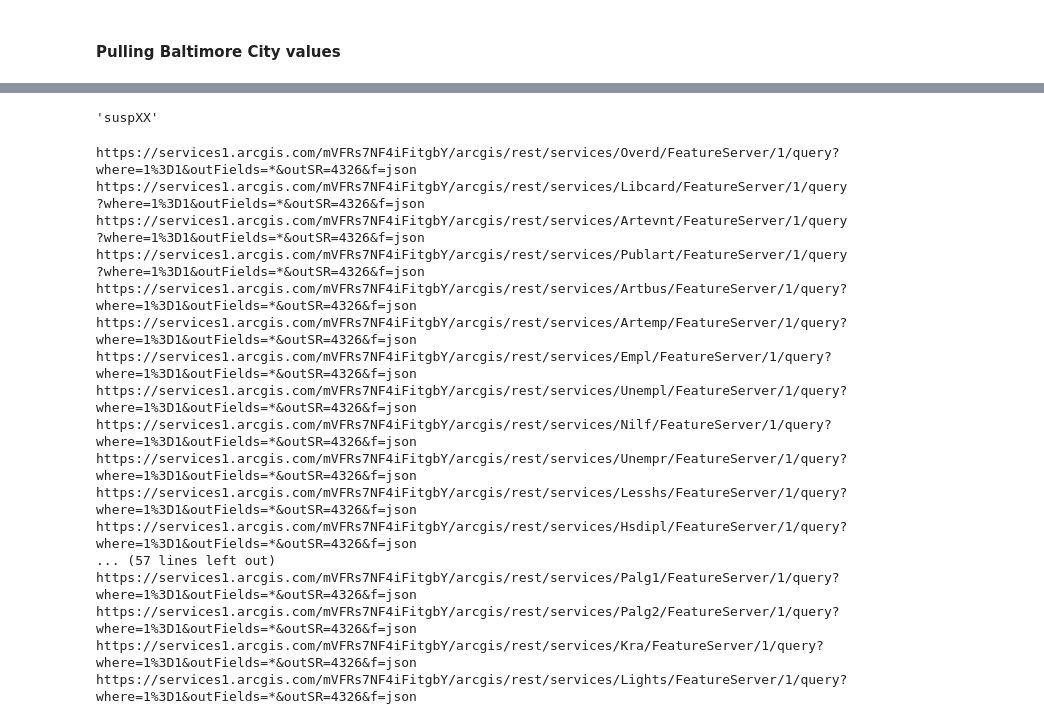
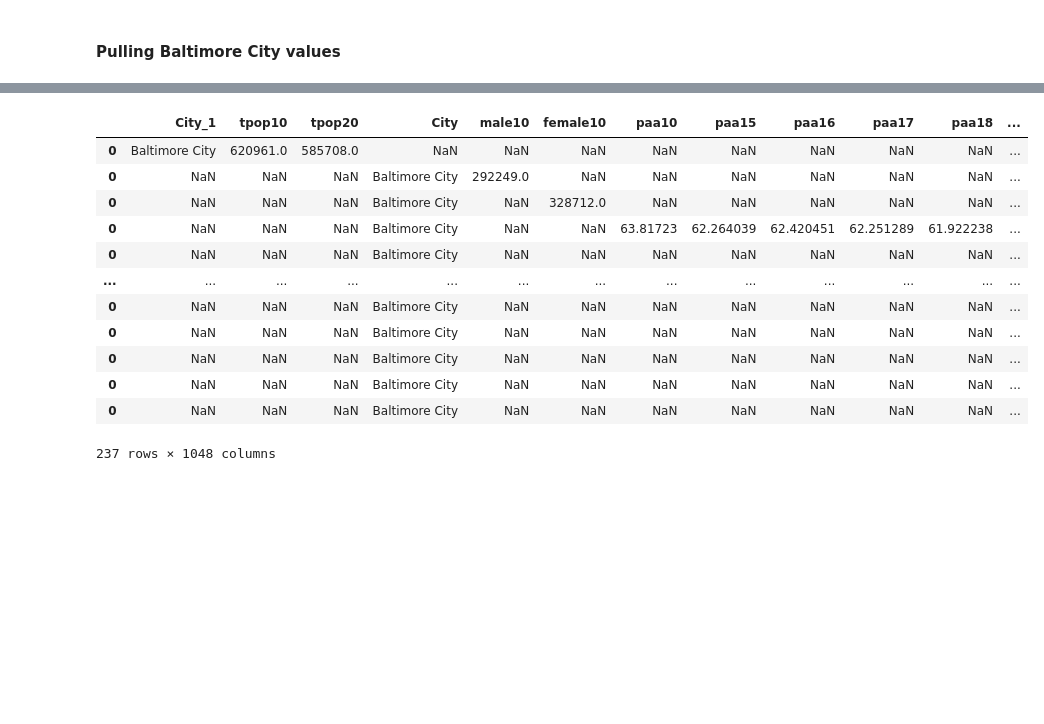
Before and after one commit to ejf78/cdc_vitalsigns, a Jupyter notebook: Vital_Signs_Data_Supplement.ipynb, the cells around one changed output, grey strips where cells are left out. Drawn from its saved outputs; the diff is of its cells as text; code cells hidden in the pictures; blank space fills up the shorter version.

Commit message:
Set up process to add more data to the full set of indicators (some additional indicators as well as Baltimore City data)

```diff
--- a/Vital_Signs_Data_Supplement.ipynb
+++ b/Vital_Signs_Data_Supplement.ipynb
@@ -70,7 +70,7 @@ api_df.head()
 | pwhiteXX | 5 | Percent of Residents - White/Cauc... | pwhiteXX | Census Demographics | https://services1.arcgis.com/mVFR... | 1 | pwhite |
 # %%
 # making use of previously created functions
-def getGDFfromURL(url, layer=0):
+def getGDFfromURL(url, layer=0, shortname = None):
     #GDF stands for GeoDataFrame; this is the innermost function called by getGDF
     tail = "/"+str(layer)+"/query?where=1%3D1&outFields=*&outSR=4326&f=json" #worked this out
     url+=tail
@@ -80,12 +80,13 @@ def getGDFfromURL(url, layer=0):
       gdf = gpd.read_file(url) #GeoPandas has a built in function to read APIs given right URL
     except:
       gdf = pd.DataFrame()
+      print(f"Could not find results for {shortname}")
     return gdf
 
 def getGDF(shortname, level=0):
     #This is outermost function called by user; it calls getGDFfromURL
     url = api_df.loc[shortname, "API"]
-    return getGDFfromURL(url, level)
+    return getGDFfromURL(url, level, shortname)
 
 def getCollect(check_list, level = 0): # slight edit: I added level to this function
     #This function collects all the target GDFs and puts into collection
@@ -204,8 +199,9 @@ new_indicator_melted[(new_indicator_melted.year == '20ty')]
 
 # get shortnames
 full_indicator_shortnames = list(api_df[api_df.indicator.isin(full_indicator_list)].ShortName)
-# pull in segments to isolate errors
-collect_balt_1 = getCollect(full_indicator_shortnames[:51], level = 1)
+
+# pull from API
+collect_balt = getCollect(full_indicator_shortnames, level = 1)
 # %% [output]
 https://services1.arcgis.com/mVFRs7NF4iFitgbY/arcgis/rest/services/Tpop/FeatureServer/1/query?where=1%3D1&outFields=*&outSR=4326&f=json
 https://services1.arcgis.com/mVFRs7NF4iFitgbY/arcgis/rest/services/Male/FeatureServer/1/query?where=1%3D1&outFields=*&outSR=4326&f=json
@@ -227,41 +223,23 @@ https://services1.arcgis.com/mVFRs7NF4iFitgbY/arcgis/rest/services/Prop/FeatureS
-# %%
-# errors
-full_indicator_shortnames[51] # url: https://services1.arcgis.com/mVFRs7NF4iFitgbY/arcgis/rest/services/Domvio/FeatureServer/1/query?where=1%3D1&outFields=*&outSR=4326&f=json
-# URL returns error 400
-full_indicator_shortnames[52] # url: https://services1.arcgis.com/mVFRs7NF4iFitgbY/arcgis/rest/services/Juvarr/FeatureServer/1/query?where=1%3D1&outFields=*&outSR=4326&f=json
-full_indicator_shortnames[53] # url: https://services1.arcgis.com/mVFRs7NF4iFitgbY/arcgis/rest/services/Juvviol/FeatureServer/1/query?where=1%3D1&outFields=*&outSR=4326&f=json
-full_indicator_shortnames[54] # url: https://services1.arcgis.com/mVFRs7NF4iFitgbY/arcgis/rest/services/Juvdrug/FeatureServer/1/query?where=1%3D1&outFields=*&outSR=4326&f=json
-full_indicator_shortnames[69] # url: https://services1.arcgis.com/mVFRs7NF4iFitgbY/arcgis/rest/services/Susp/FeatureServer/1/query?where=1%3D1&outFields=*&outSR=4326&f=json
-full_indicator_shortnames[70] # url: https://services1.arcgis.com/mVFRs7NF4iFitgbY/arcgis/rest/services/Farms/FeatureServer/1/query?where=1%3D1&outFields=*&outSR=4326&f=json
-full_indicator_shortnames[71] # url: https://services1.arcgis.com/mVFRs7NF4iFitgbY/arcgis/rest/services/Sped/FeatureServer/1/query?where=1%3D1&outFields=*&outSR=4326&f=json
-full_indicator_shortnames[72] # url: https://services1.arcgis.com/mVFRs7NF4iFitgbY/arcgis/rest/services/Ready/FeatureServer/1/query?where=1%3D1&outFields=*&outSR=4326&f=json
-full_indicator_shortnames[73] # url: https://services1.arcgis.com/mVFRs7NF4iFitgbY/arcgis/rest/services/Math3/FeatureServer/1/query?where=1%3D1&outFields=*&outSR=4326&f=json
-full_indicator_shortnames[74:83]
-full_indicator_shortnames[97:104]
-# there are a lot of errors, I implemented error handling and stopped manually tracking
-# %% [output]
-'suspXX'
-# %%
-collect_balt_2 = getCollect(full_indicator_shortnames[55:69], level = 1)
-collect_balt_3 = getCollect(full_indicator_shortnames[83:97], level = 1)
-collect_balt_4 = getCollect(full_indicator_shortnames[104:115], level = 1)
-# after implementing a try/except clause in the API function.... we can just let it run in one batch now and return whatever results it can find
-collect_balt_5 = getCollect(full_indicator_shortnames[115:], level = 1)
-# %% [output]
-https://services1.arcgis.com/mVFRs7NF4iFitgbY/arcgis/rest/services/Overd/FeatureServer/1/query?where=1%3D1&outFields=*&outSR=4326&f=json
-https://services1.arcgis.com/mVFRs7NF4iFitgbY/arcgis/rest/services/Libcard/FeatureServer/1/query?where=1%3D1&outFields=*&outSR=4326&f=json
-https://services1.arcgis.com/mVFRs7NF4iFitgbY/arcgis/rest/services/Artevnt/FeatureServer/1/query?where=1%3D1&outFields=*&outSR=4326&f=json
-https://services1.arcgis.com/mVFRs7NF4iFitgbY/arcgis/rest/services/Publart/FeatureServer/1/query?where=1%3D1&outFields=*&outSR=4326&f=json
-https://services1.arcgis.com/mVFRs7NF4iFitgbY/arcgis/rest/services/Artbus/FeatureServer/1/query?where=1%3D1&outFields=*&outSR=4326&f=json
-https://services1.arcgis.com/mVFRs7NF4iFitgbY/arcgis/rest/services/Artemp/FeatureServer/1/query?where=1%3D1&outFields=*&outSR=4326&f=json
-https://services1.arcgis.com/mVFRs7NF4iFitgbY/arcgis/rest/services/Empl/FeatureServer/1/query?where=1%3D1&outFields=*&outSR=4326&f=json
-https://services1.arcgis.com/mVFRs7NF4iFitgbY/arcgis/rest/services/Unempl/FeatureServer/1/query?where=1%3D1&outFields=*&outSR=4326&f=json
-https://services1.arcgis.com/mVFRs7NF4iFitgbY/arcgis/rest/services/Nilf/FeatureServer/1/query?where=1%3D1&outFields=*&outSR=4326&f=json
-https://services1.arcgis.com/mVFRs7NF4iFitgbY/arcgis/rest/services/Unempr/FeatureServer/1/query?where=1%3D1&outFields=*&outSR=4326&f=json
-https://services1.arcgis.com/mVFRs7NF4iFitgbY/arcgis/rest/services/Lesshs/FeatureServer/1/query?where=1%3D1&outFields=*&outSR=4326&f=json
-https://services1.arcgis.com/mVFRs7NF4iFitgbY/arcgis/rest/services/Hsdipl/FeatureServer/1/query?where=1%3D1&outFields=*&outSR=4326&f=json
-... (57 lines left out)
-https://services1.arcgis.com/mVFRs7NF4iFitgbY/arcgis/rest/services/Palg1/FeatureServer/1/query?where=1%3D1&outFields=*&outSR=4326&f=json
-https://services1.arcgis.com/mVFRs7NF4iFitgbY/arcgis/rest/services/Palg2/FeatureServer/1/query?where=1%3D1&outFields=*&outSR=4326&f=json
-https://services1.arcgis.com/mVFRs7NF4iFitgbY/arcgis/rest/services/Kra/FeatureServer/1/query?where=1%3D1&outFields=*&outSR=4326&f=json
-https://services1.arcgis.com/mVFRs7NF4iFitgbY/arcgis/rest/services/Lights/FeatureServer/1/query?where=1%3D1&outFields=*&outSR=4326&f=json
+# %%
+# turn the collections into a dataframe
+baltimore_df = pd.concat(collect_balt)
+# save geometry separately, then drop geometry and objectID
+balt_geo = baltimore_df[['OBJECTID','Shape__Area', 'Shape__Length', "geometry"]].copy()
+baltimore_df = baltimore_df.drop(['OBJECTID','Shape__Area', 'Shape__Length', "geometry"], axis = 1)
+#new_indicator_df = new_indicator_df.drop(['OBJECTID','Shape__Area', 'Shape__Length', "geometry"], axis = 1)
+#new_indicator_df.head()
+baltimore_df
+# %% [output]
+|  | City_1 | tpop10 | tpop20 | City | male10 | female10 | paa10 | paa15 | paa16 | paa17 | paa18 | ... |
+| 0 | Baltimore City | 620961.0 | 585708.0 | NaN | NaN | NaN | NaN | NaN | NaN | NaN | NaN | ... |
+| 0 | NaN | NaN | NaN | Baltimore City | 292249.0 | NaN | NaN | NaN | NaN | NaN | NaN | ... |
+| 0 | NaN | NaN | NaN | Baltimore City | NaN | 328712.0 | NaN | NaN | NaN | NaN | NaN | ... |
+| 0 | NaN | NaN | NaN | Baltimore City | NaN | NaN | 63.81723 | 62.264039 | 62.420451 | 62.251289 | 61.922238 | ... |
+| 0 | NaN | NaN | NaN | Baltimore City | NaN | NaN | NaN | NaN | NaN | NaN | NaN | ... |
+| ... | ... | ... | ... | ... | ... | ... | ... | ... | ... | ... | ... | ... |
+| 0 | NaN | NaN | NaN | Baltimore City | NaN | NaN | NaN | NaN | NaN | NaN | NaN | ... |
+| 0 | NaN | NaN | NaN | Baltimore City | NaN | NaN | NaN | NaN | NaN | NaN | NaN | ... |
+| 0 | NaN | NaN | NaN | Baltimore City | NaN | NaN | NaN | NaN | NaN | NaN | NaN | ... |
+| 0 | NaN | NaN | NaN | Baltimore City | NaN | NaN | NaN | NaN | NaN | NaN | NaN | ... |
+| 0 | NaN | NaN | NaN | Baltimore City | NaN | NaN | NaN | NaN | NaN | NaN | NaN | ... |
+237 rows × 1048 columns
```
Also changed, not shown: parts of 21 cells of this notebook.
